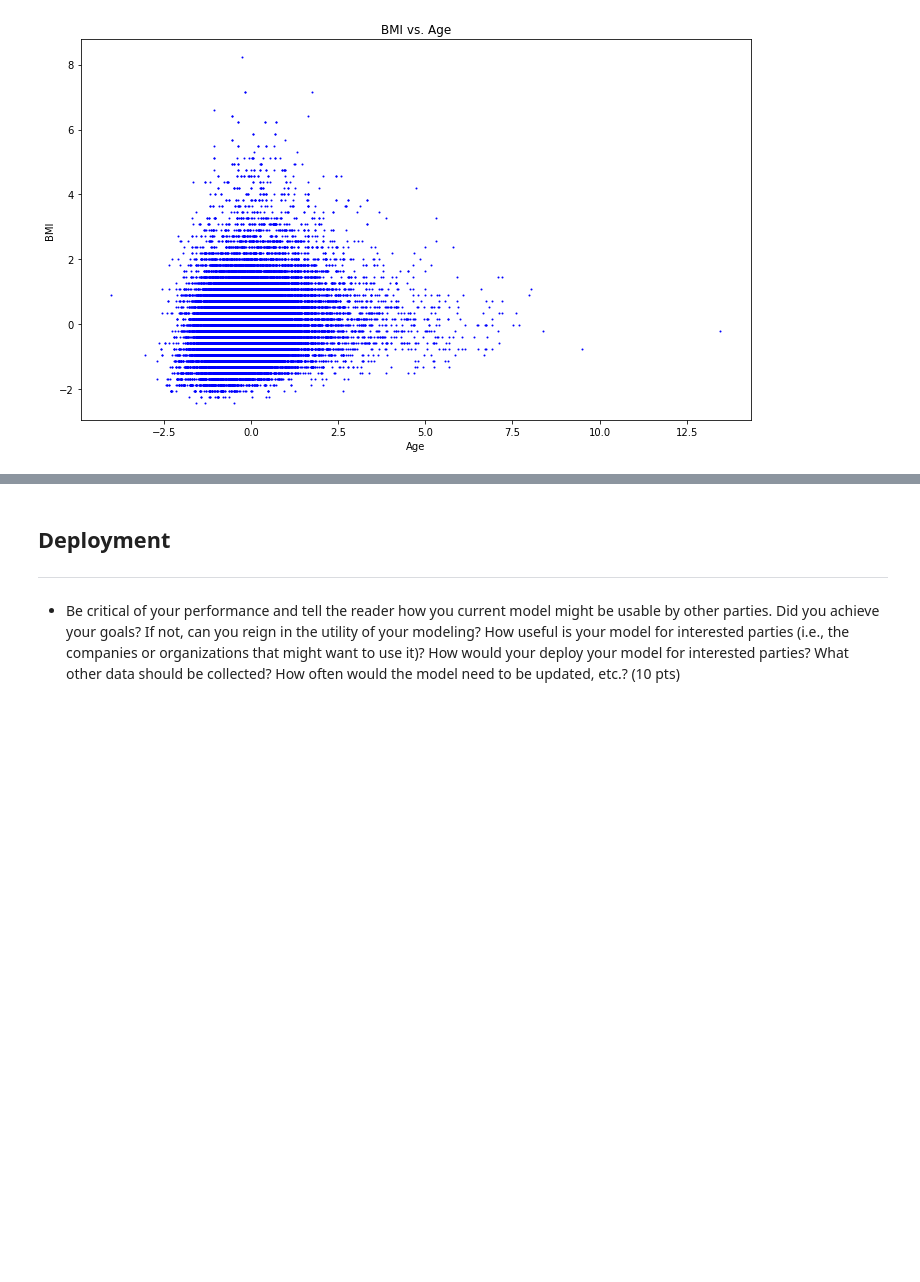
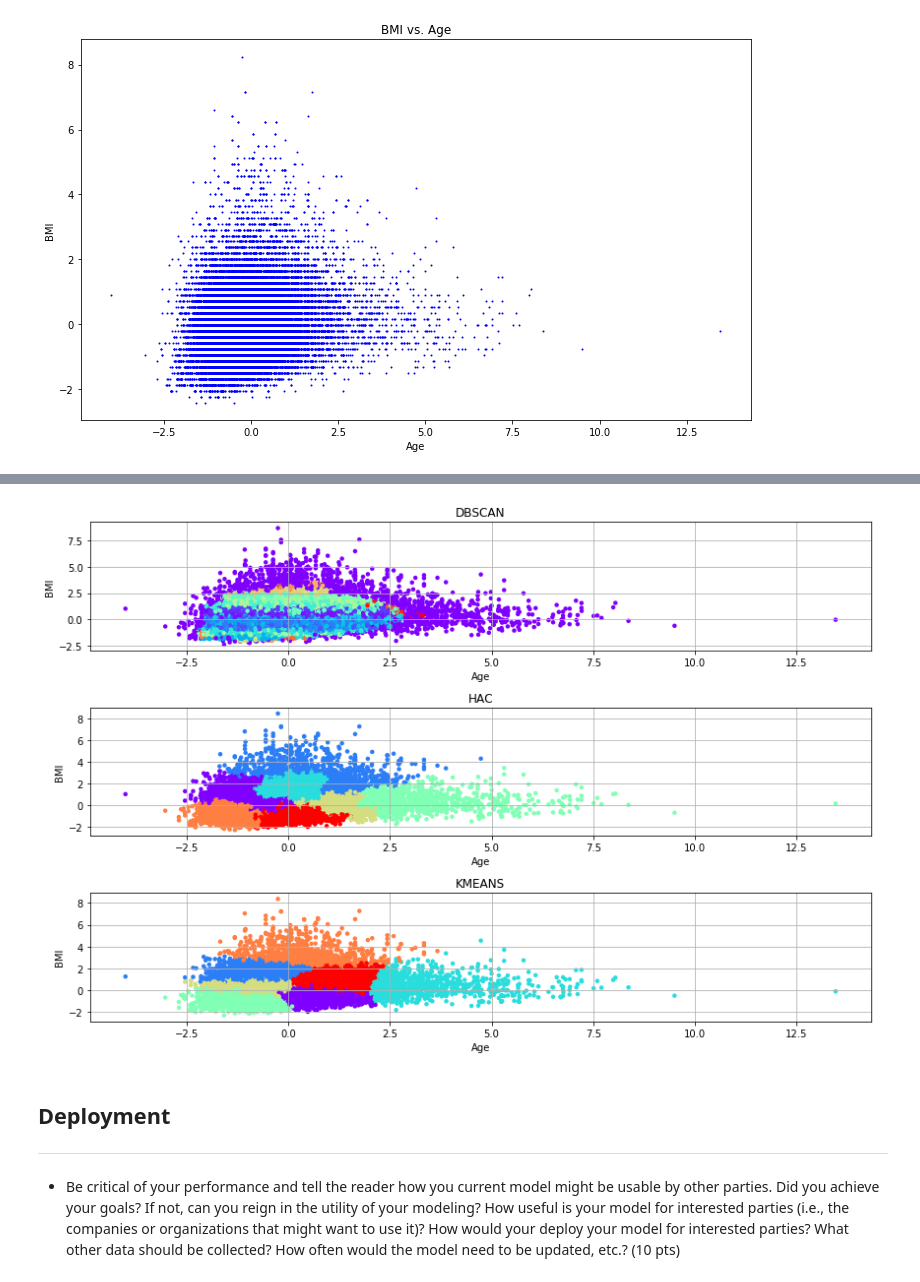
Before and after one commit to i4a/olympics, a Jupyter notebook: LabAssignmentThree.ipynb, the cells around one changed output, grey strips where cells are left out. Drawn from its saved outputs; the diff is of its cells as text; code cells hidden in the pictures; blank space fills up the shorter version.

```diff
--- a/LabAssignmentThree.ipynb
+++ b/LabAssignmentThree.ipynb
@@ -281,2 +281,4 @@ Wall time: 9min 10s
+# %%
+rf_clf_model = rf_clf.fit(X_train, y_train)
 # %%
 from sklearn.externals import joblib
@@ -288,2 +287,0 @@ joblib.dump(model, filename)
-# %%
-rf_clf = joblib.load('rf_finalized_model.sav')
@@ -610,15 +648,35 @@ plt.show()
-# %%
-from matplotlib import cm
-km = KMeans(n_clusters = 6, init='k-means++', random_state = 0)
-km.fit(X_BMI_Age)
-newfeature_km = km.labels_
-
-plt.figure(figsize = (12,7))
-plt.scatter(X_BMI_Age.iloc[:, 0], X_BMI_Age.iloc[:, 1], c=newfeature_km, cmap=plt.cm.rainbow, s=20, linewidths=0)
-plt.title('BMI vs. Population_Prop')
-plt.xlabel('Population_Prop')
-plt.ylabel('BMI')
-plt.show()
+# %%
+from matplotlib import cm
+data = X_BMI_Age
+
+cls = DBSCAN(eps=0.17, min_samples=17)
+cls.fit(data)
+dbs_labels = cls.labels_
+
+cls = AgglomerativeClustering(n_clusters=7, linkage='ward')
+cls.fit(data)
+hac_labels = cls.labels_
+
+cls = KMeans(n_clusters=7, random_state=0)
+cls.fit(data)
+km_labels = cls.labels_
+
+fig = plt.figure(figsize=(12,8))
+title = ['DBSCAN','HAC','KMEANS']
+
+for i,l in enumerate([dbs_labels,hac_labels,km_labels]):
+
+    plt.subplot(3,1,1*i+1)
+    plt.scatter(data.iloc[:, 0], data.iloc[:, 1]+np.random.random(data.iloc[:, 1].shape)/2, c=l, cmap=plt.cm.rainbow, s=20, linewidths=0)
+    plt.xlabel('Age'), plt.ylabel('BMI')
+    plt.grid()
+    plt.title(title[i])
+
+
+plt.tight_layout()
+plt.show()
+# %% [output]
+[figure, added]
 # %% [markdown]
 ## Deployment
 ---
```
Also changed, not shown: parts of 15 cells of this notebook.
